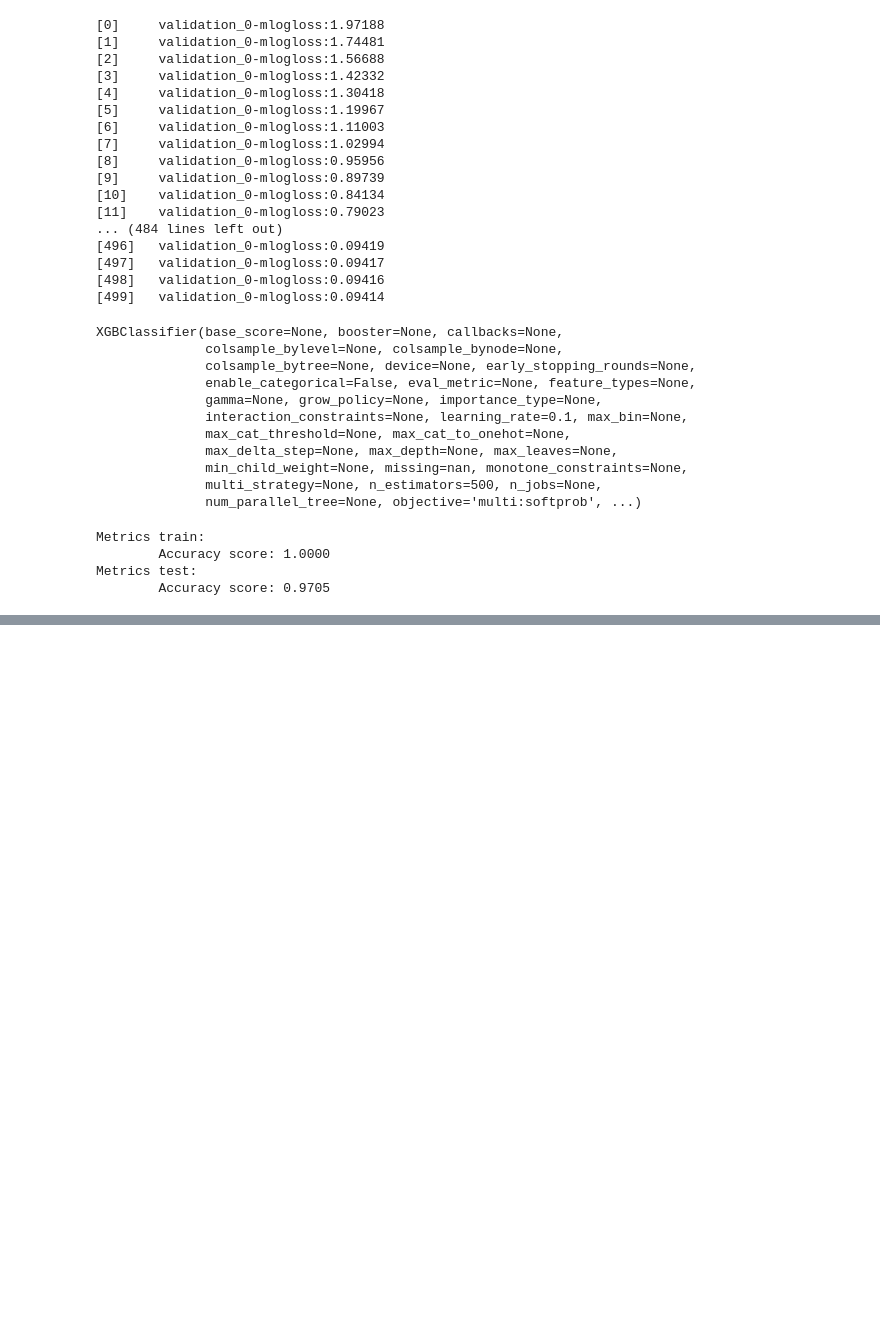
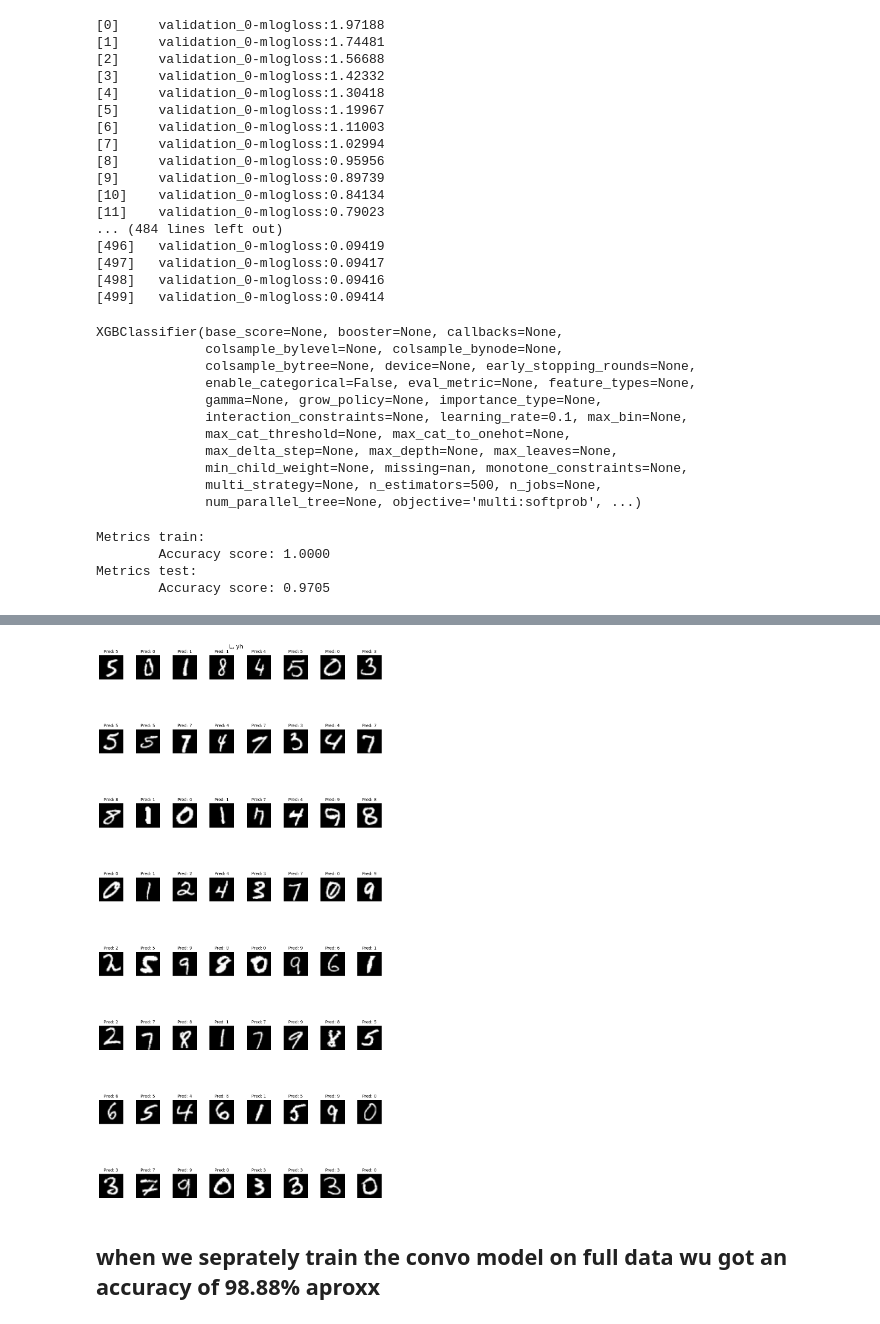
Before and after one commit to harshitgupta04022004/digit_recognizer_model, a Jupyter notebook: digit_recognizer_model.ipynb, the cells around one changed output, grey strips where cells are left out. Cells and saved outputs as stored; diff of their text form; code cells hidden in the pictures; blank space fills up the shorter version.

```diff
--- a/digit_recognizer_model.ipynb
+++ b/digit_recognizer_model.ipynb
@@ -788,8 +804,10 @@ predicted_classes_final_convo.to_csv('mysubmission_convo.csv', header=['Label'])
+# %%
+test_df = pd.read_csv('./test.csv')
 # %%
 import warnings
 warnings.simplefilter(action='ignore', category=FutureWarning)
 
-m, n = test_data.shape  # Assuming test_data is a DataFrame (X_test)
+m, n = test_df.shape  # Assuming test_data is a DataFrame (X_test)
 
 fig, axes = plt.subplots(8, 8, figsize=(10, 20))  # Increase figsize for better visibility
 fig.tight_layout(pad=0.5)  # Adjust padding for better spacing between subplots
@@ -799,13 +817,13 @@ for i, ax in enumerate(axes.flat):
     random_index = np.random.randint(m)
 
     # Select rows corresponding to the random indices and reshape the image
-    X_random_reshaped = np.array(test_data.iloc[random_index]).reshape((28, 28))  # No need to transpose
+    X_random_reshaped = np.array(test_df.iloc[random_index]).reshape((28, 28))  # No need to transpose
 
     # Display the image
     ax.imshow(X_random_reshaped, cmap='gray')
 
     # Predict using the Neural Network
-    X_input = np.array(test_data.iloc[random_index]).reshape((1, 28, 28, 1))  # Reshape to (1, 28, 28, 1)
+    X_input = np.array(test_df.iloc[random_index]).reshape((1, 28, 28, 1))  # Reshape to (1, 28, 28, 1)
     X_input = X_input / 255.0  # Normalize if necessary (if your model expects normalized input)
 
     prediction = model_convo.predict(X_input)  # Directly predict without additional list brackets
@@ -819,3 +837,4 @@ for i, ax in enumerate(axes.flat):
 
 fig.suptitle("L, yh", fontsize=14)
 plt.show()
+# %% [output]
@@ -821,0 +858,4 @@ plt.show()
+[figure, added]
+# %% [markdown]
+<a></a>
+## when we seprately train the convo model on full data wu got an accuracy of 98.88% aproxx
```
Also changed, not shown: parts of 8 cells of this notebook.
